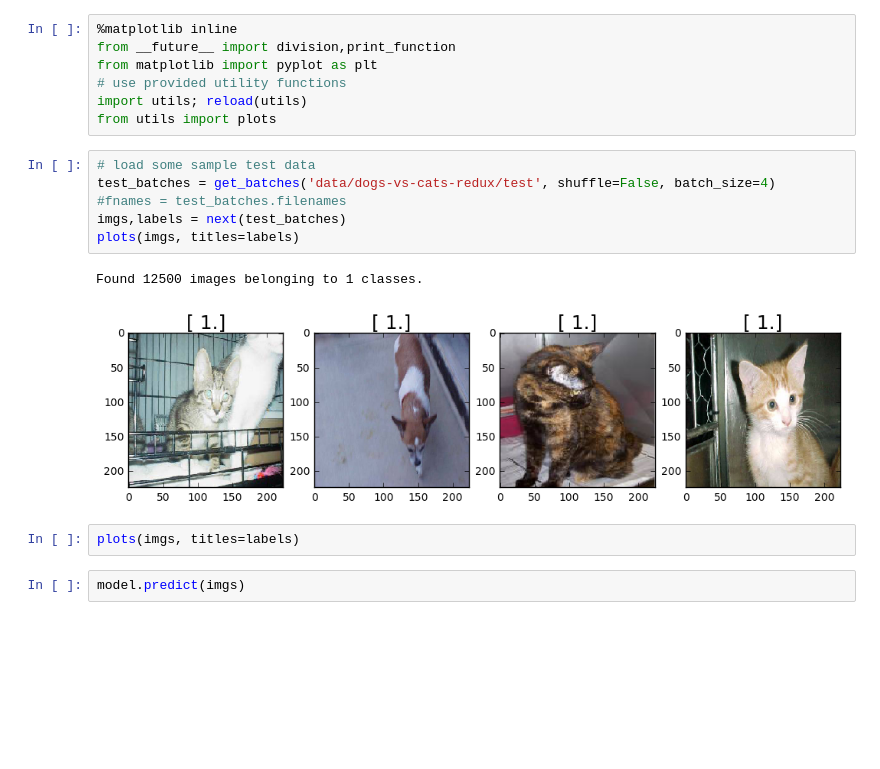
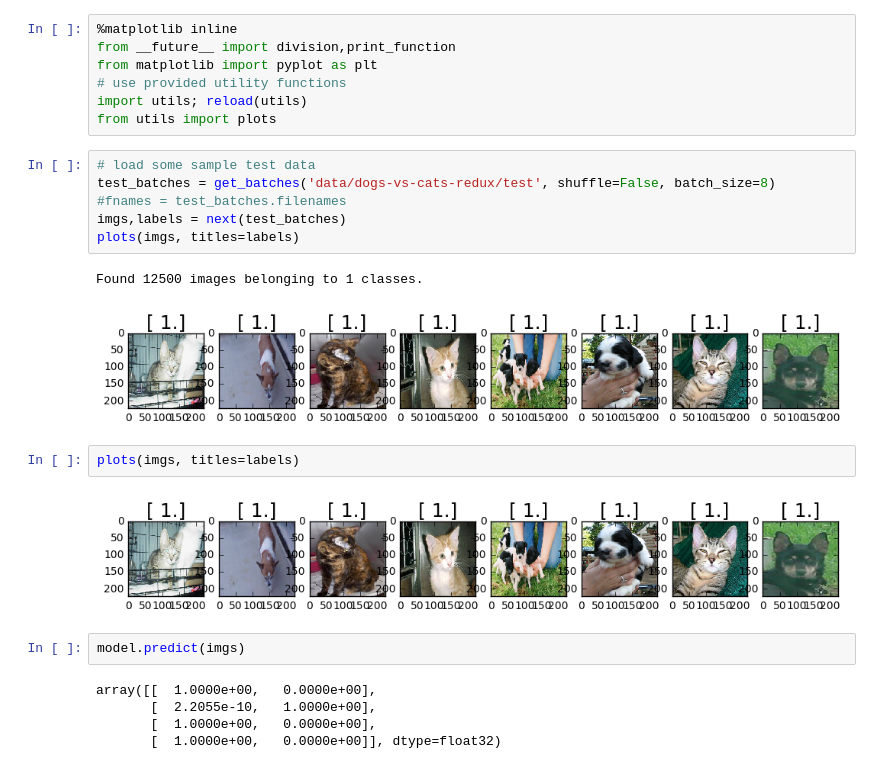
Before and after one commit to leahob/dl_class_nbs, a Jupyter notebook: lesson1_hw.ipynb, the cells around one changed output. Cells and saved outputs as stored; diff of their text form; blank space fills up the shorter version.

```diff
--- a/lesson1_hw.ipynb
+++ b/lesson1_hw.ipynb
@@ -108,14 +108,21 @@ import utils; reload(utils)
 from utils import plots
 # %%
 # load some sample test data
-test_batches = get_batches('data/dogs-vs-cats-redux/test', shuffle=False, batch_size=4)
+test_batches = get_batches('data/dogs-vs-cats-redux/test', shuffle=False, batch_size=8)
 #fnames = test_batches.filenames
 imgs,labels = next(test_batches)
 plots(imgs, titles=labels)
 # %% [output]
 Found 12500 images belonging to 1 classes.
-[figure, old version]
+[figure, new version]
 # %%
 plots(imgs, titles=labels)
+# %% [output]
+[figure, added]
 # %%
 model.predict(imgs)
+# %% [output]
+array([[  1.0000e+00,   0.0000e+00],
+       [  2.2055e-10,   1.0000e+00],
+       [  1.0000e+00,   0.0000e+00],
+       [  1.0000e+00,   0.0000e+00]], dtype=float32)
```
Also changed, not shown: parts of 2 cells of this notebook.
